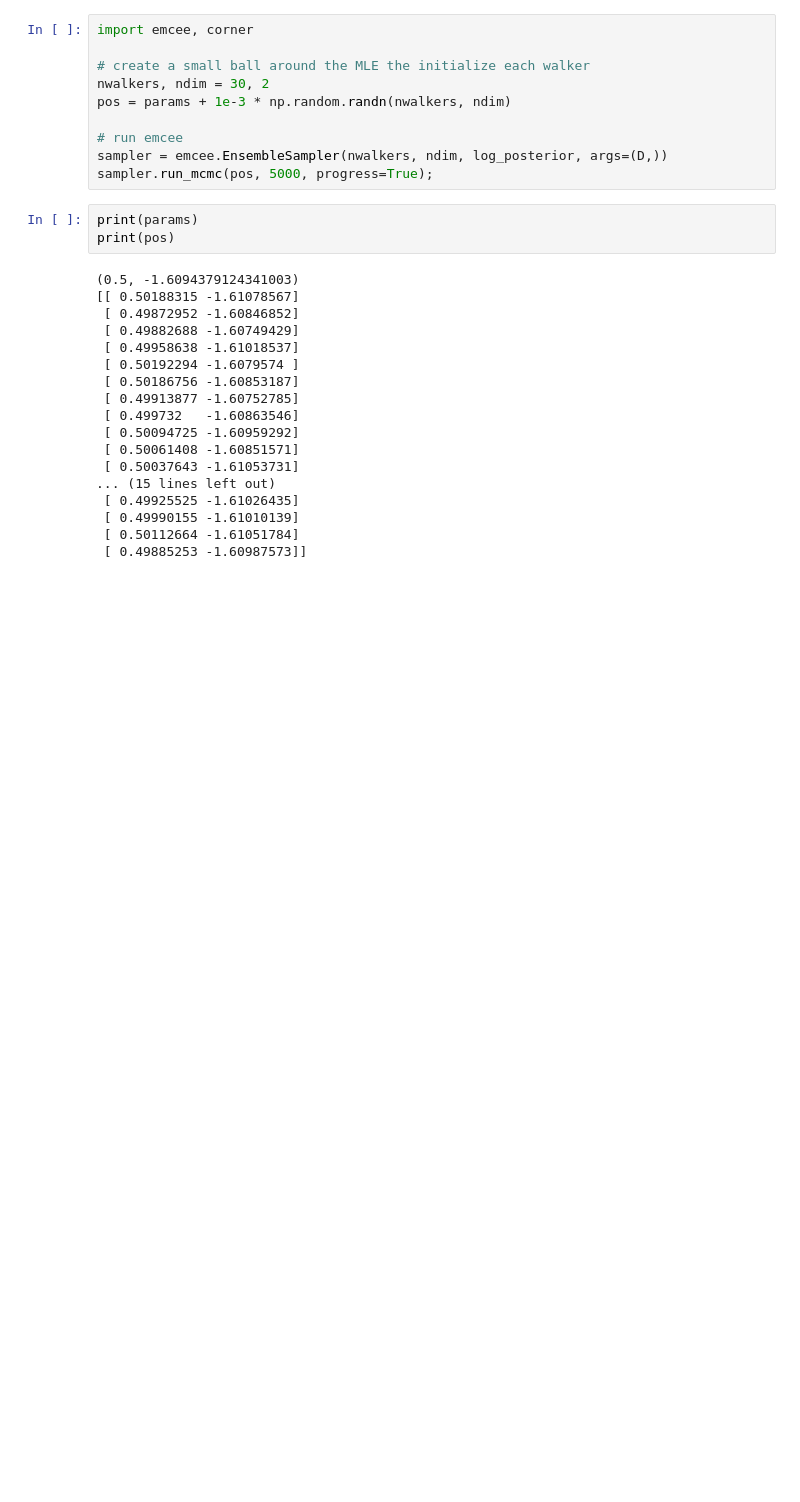
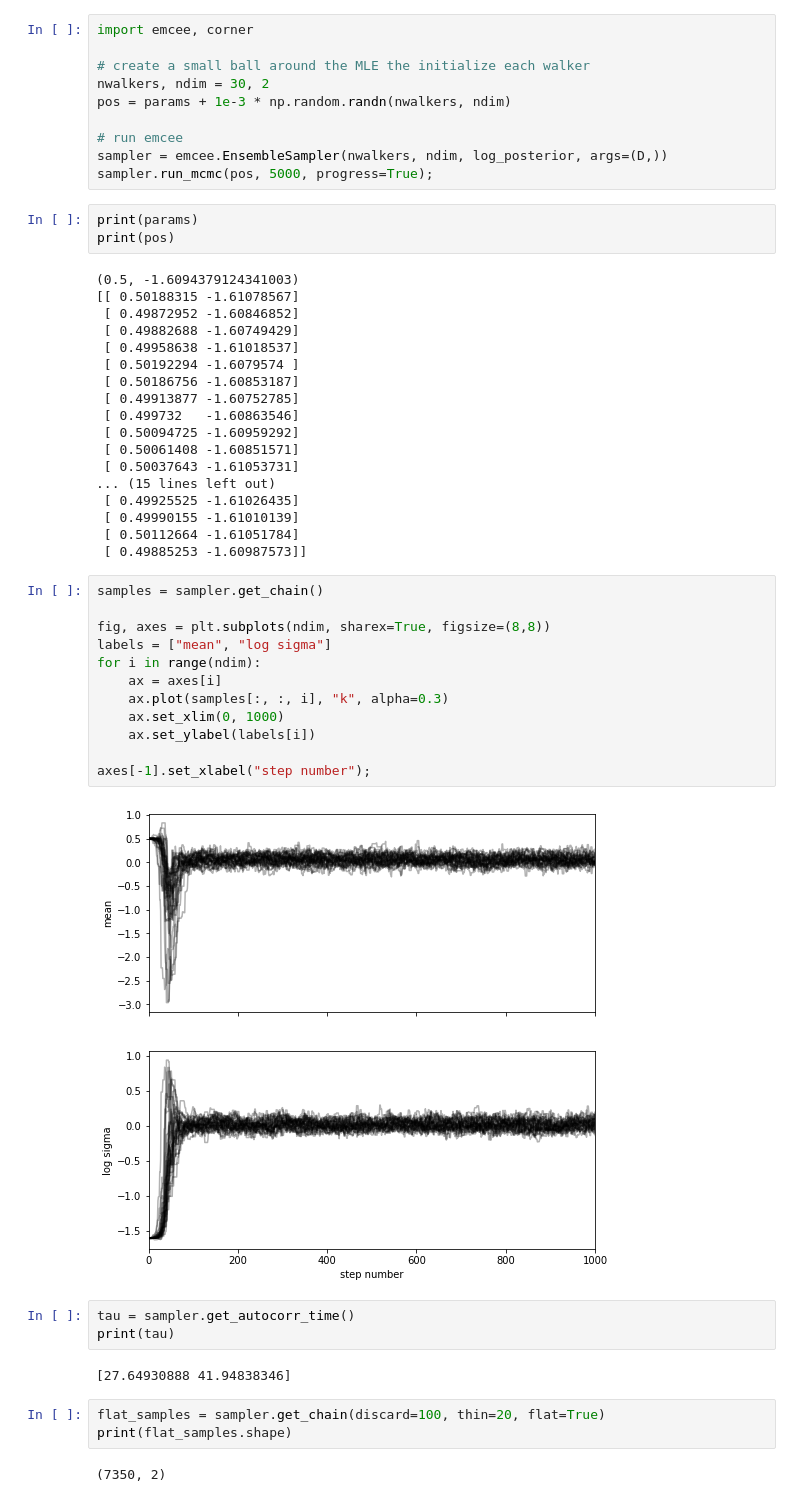
Before and after one commit to m4ese/astroResearchMethods, a Jupyter notebook: Peter file.ipynb, the cells around one changed output. Drawn from its saved outputs; the diff is of its cells as text; blank space fills up the shorter version.

```diff
--- a/Peter file.ipynb
+++ b/Peter file.ipynb
@@ -81,3 +81,27 @@ print(pos)
  [ 0.49990155 -1.61010139]
  [ 0.50112664 -1.61051784]
  [ 0.49885253 -1.60987573]]
+# %%
+samples = sampler.get_chain()
+
+fig, axes = plt.subplots(ndim, sharex=True, figsize=(8,8))
+labels = ["mean", "log sigma"]
+for i in range(ndim):
+    ax = axes[i]
+    ax.plot(samples[:, :, i], "k", alpha=0.3)
+    ax.set_xlim(0, 1000)
+    ax.set_ylabel(labels[i])
+
+axes[-1].set_xlabel("step number");
+# %% [output]
+[figure, added]
+# %%
+tau = sampler.get_autocorr_time()
+print(tau)
+# %% [output]
+[27.64930888 41.94838346]
+# %%
+flat_samples = sampler.get_chain(discard=100, thin=20, flat=True)
+print(flat_samples.shape)
+# %% [output]
+(7350, 2)
```
Also changed, not shown: parts of 2 cells of this notebook.
